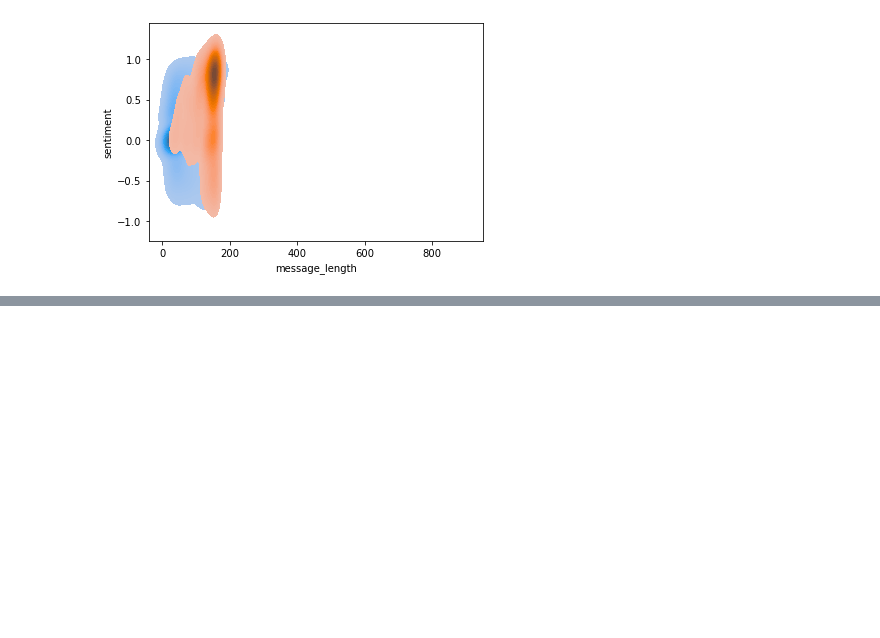
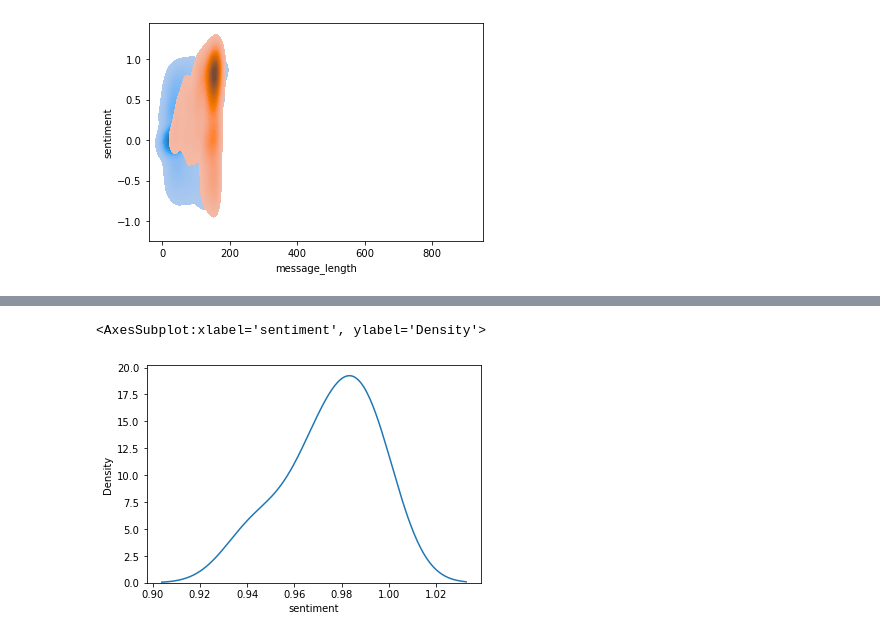
Before and after one commit to dashbringhurst/natural-language-processing-exercises, a Jupyter notebook: explore.ipynb, the cells around one changed output, grey strips where cells are left out. Saved outputs shown, nothing was run; the diff lists cells and outputs as text; code cells hidden in the pictures; blank space fills up the shorter version.

```diff
--- a/explore.ipynb
+++ b/explore.ipynb
@@ -268,3 +269,6 @@ codeup.head()
 | 2 | How Can I Finance My Career Trans... | Deciding to transition into a tec... | deciding transition tech career b... | decid transit tech career big ste... | deciding transition tech career b... |
 | 3 | Tips for Women Beginning a Career... | Codeup strongly values diversity,... | codeup strongly values diversity ... | codeup strongli valu divers inclu... | codeup strongly value diversity i... |
 | 4 | What is Cloud Computing and AWS? | With many companies switching to ... | many companies switching cloud se... | mani compani switch cloud servic ... | many company switching cloud serv... |
+# %%
+codeup['sentiment'] = codeup['lemmatized'].apply(lambda doc: sia.polarity_scores(doc)['compound'])
+codeup.head()
@@ -270,0 +282,2 @@ codeup.head()
+# %%
+codeup['message_length'] = codeup['lemmatized'].str.len()
@@ -270,0 +293,5 @@ codeup.head()
+# %%
+sns.kdeplot(codeup.sentiment)
+# %% [output]
+<AxesSubplot:xlabel='sentiment', ylabel='Density'>
+[figure, added]
```
Also changed, not shown: parts of 17 cells of this notebook.
